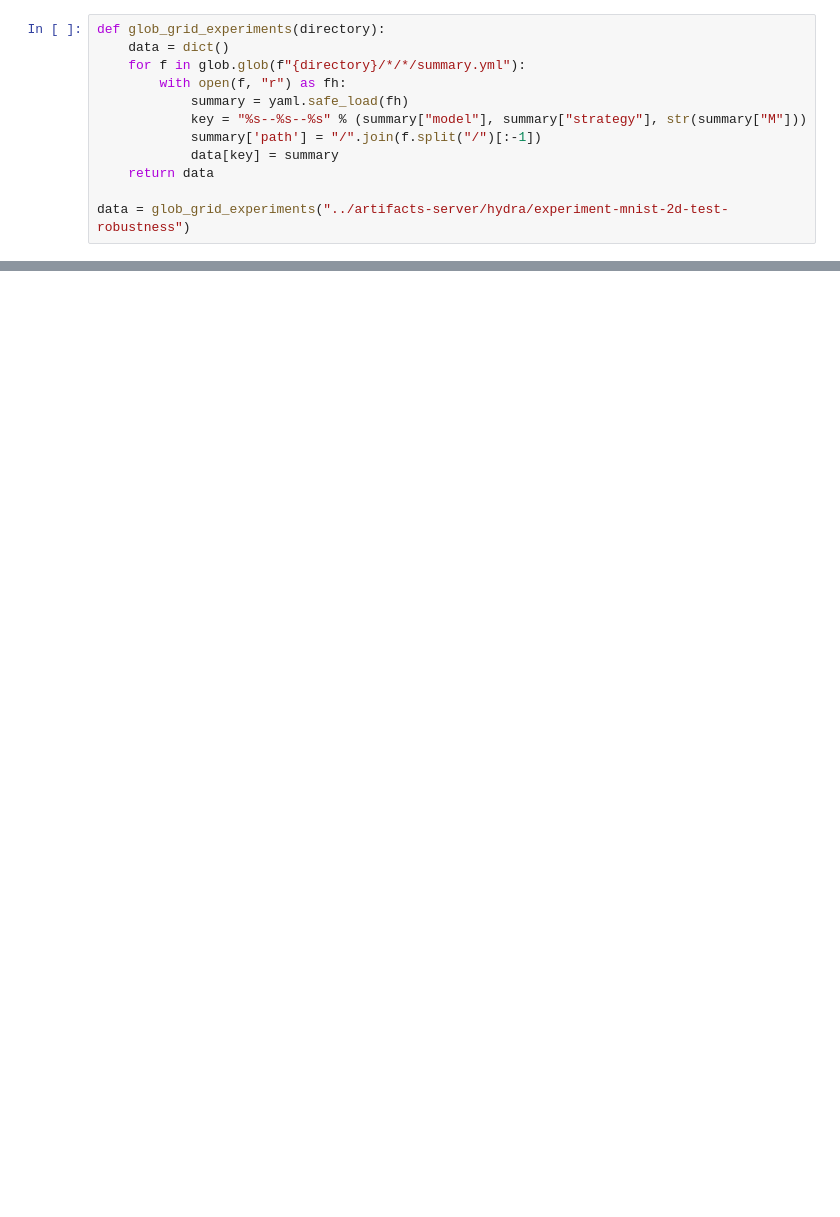
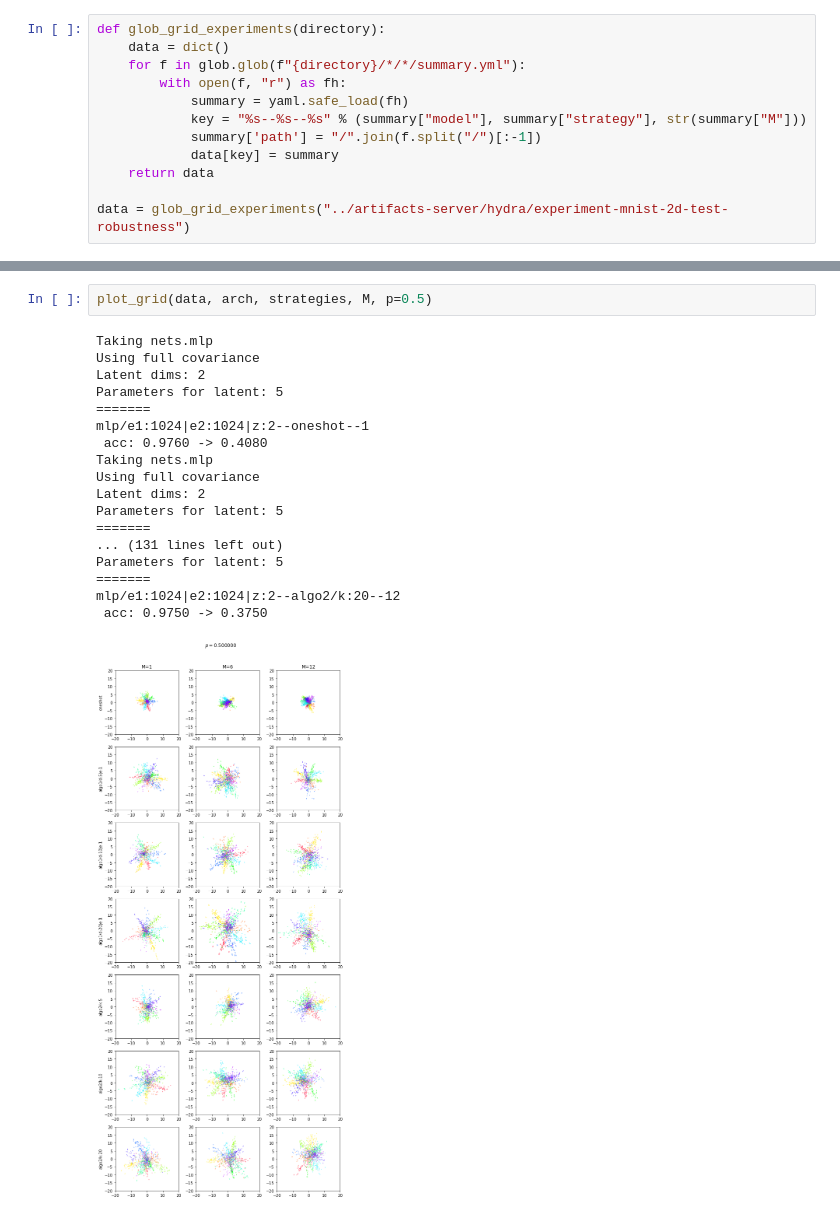
Before and after one commit to p16i/vdb, a Jupyter notebook: notebooks/plot-2d-grid-with-salt-paper-noise.ipynb, the cells around one changed output, grey strips where cells are left out. Cells and saved outputs as stored; diff of their text form; blank space fills up the shorter version.

```diff
--- a/notebooks/plot-2d-grid-with-salt-paper-noise.ipynb
+++ b/notebooks/plot-2d-grid-with-salt-paper-noise.ipynb
@@ -243,0 +231,21 @@ vdb_fcov/e1:1024|e2:1024|z:2--alt/e:20|d:1--12
+# %%
+plot_grid(data, arch, strategies, M, p=0.5)
+# %% [output]
+Taking nets.mlp
+Using full covariance
+Latent dims: 2
+Parameters for latent: 5
+=======
+mlp/e1:1024|e2:1024|z:2--oneshot--1
+ acc: 0.9760 -> 0.4080
+Taking nets.mlp
+Using full covariance
+Latent dims: 2
+Parameters for latent: 5
+=======
+... (131 lines left out)
+Parameters for latent: 5
+=======
+mlp/e1:1024|e2:1024|z:2--algo2/k:20--12
+ acc: 0.9750 -> 0.3750
+[figure, added]
```
Also changed, not shown: parts of 19 cells of this notebook, 3 other files.
